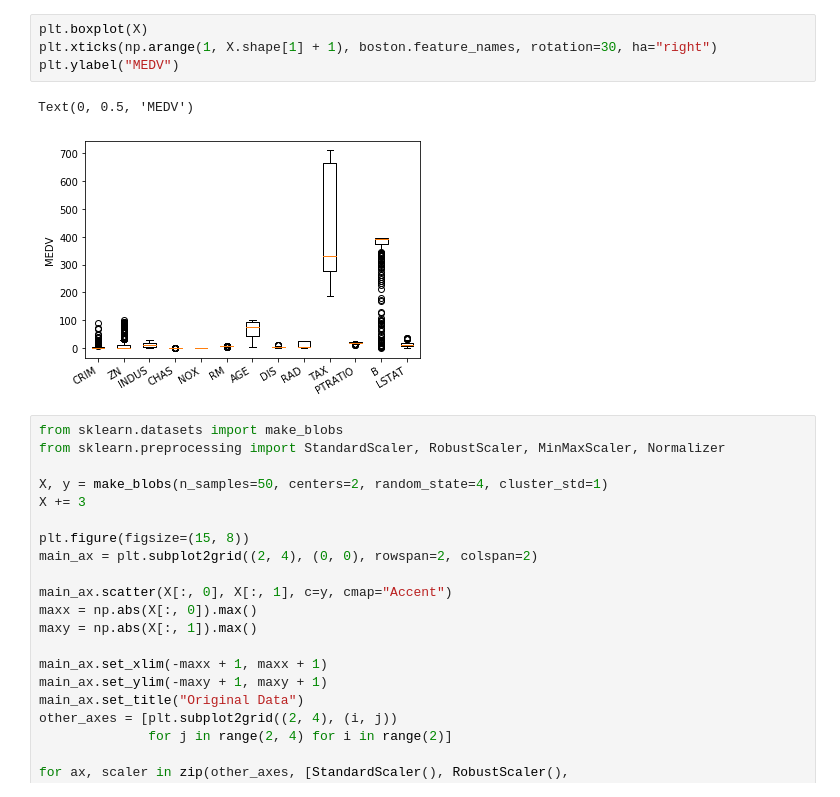
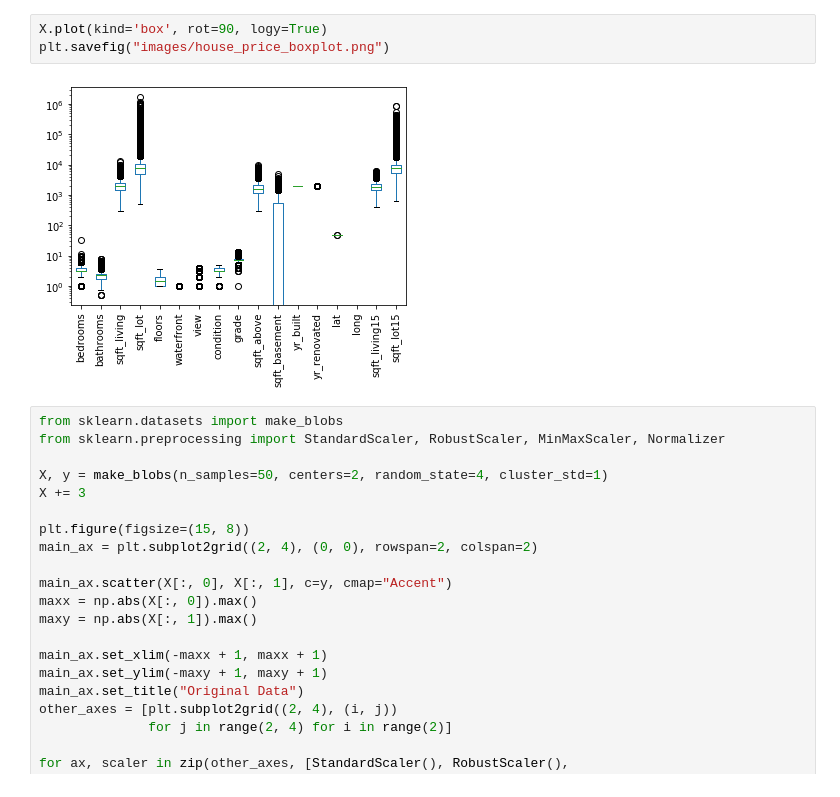
Before and after one commit to amueller/COMS4995-s20, a Jupyter notebook: slides/aml-04-preprocessing/aml-07-preprocessing.ipynb, the cells around one changed output. Cells and saved outputs as stored; diff of their text form.

```diff
--- a/slides/aml-04-preprocessing/aml-07-preprocessing.ipynb
+++ b/slides/aml-04-preprocessing/aml-07-preprocessing.ipynb
@@ -45,10 +111,8 @@ plt.savefig("images/boston_scatter.png")
-# %%
-plt.boxplot(X)
-plt.xticks(np.arange(1, X.shape[1] + 1), boston.feature_names, rotation=30, ha="right")
-plt.ylabel("MEDV")
-# %% [output]
-Text(0, 0.5, 'MEDV')
-[figure, removed]
+# %%
+X.plot(kind='box', rot=90, logy=True)
+plt.savefig("images/house_price_boxplot.png")
+# %% [output]
+[figure, added]
 # %%
 from sklearn.datasets import make_blobs
 from sklearn.preprocessing import StandardScaler, RobustScaler, MinMaxScaler, Normalizer
```
Also changed, not shown: parts of 95 cells of this notebook, 15 other files.
